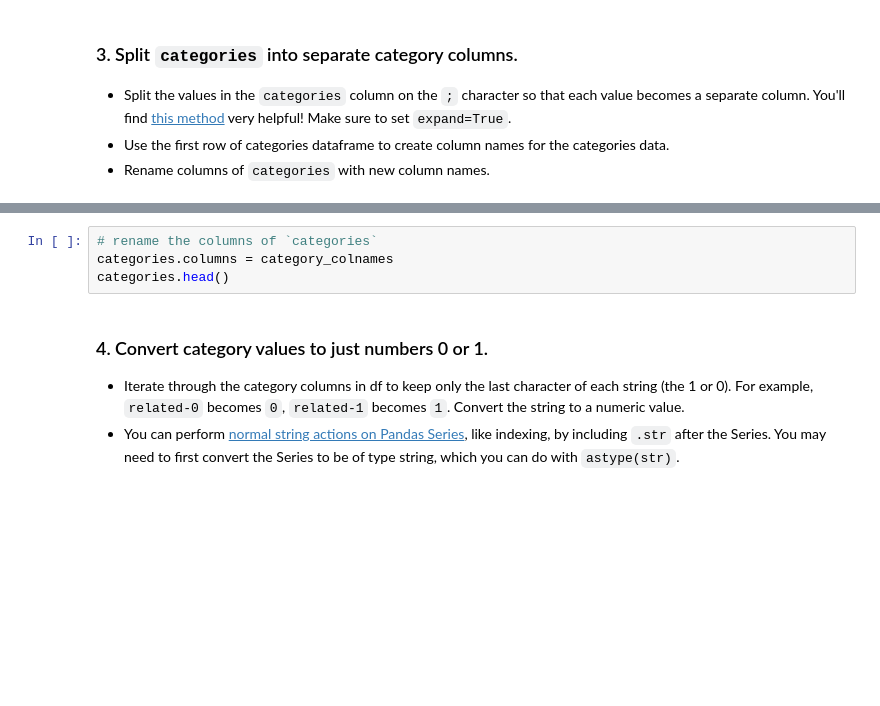
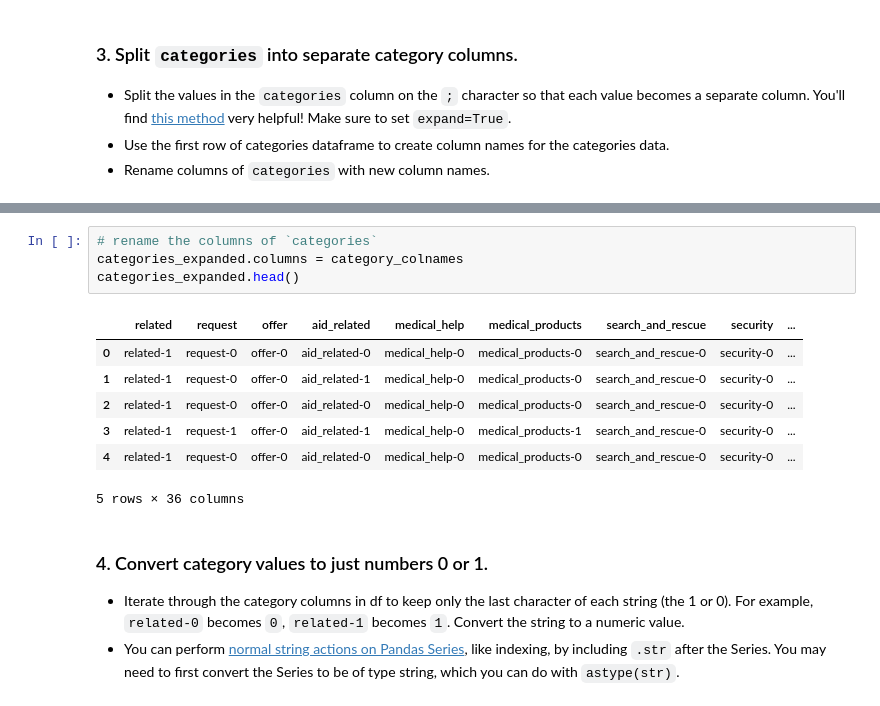
Before and after one commit to edineisantos/Disaster_Response_Pipeline, a Jupyter notebook: notebooks/ETL Pipeline Preparation.ipynb, the cells around one changed output, grey strips where cells are left out. Drawn from its saved outputs; the diff is of its cells as text; blank space fills up the shorter version.

```diff
--- a/notebooks/ETL Pipeline Preparation.ipynb
+++ b/notebooks/ETL Pipeline Preparation.ipynb
@@ -46,7 +93,15 @@ print(category_colnames)
 # %%
 # rename the columns of `categories`
-categories.columns = category_colnames
-categories.head()
+categories_expanded.columns = category_colnames
+categories_expanded.head()
+# %% [output]
+|  | related | request | offer | aid_related | medical_help | medical_products | search_and_rescue | security | ... |
+| 0 | related-1 | request-0 | offer-0 | aid_related-0 | medical_help-0 | medical_products-0 | search_and_rescue-0 | security-0 | ... |
+| 1 | related-1 | request-0 | offer-0 | aid_related-1 | medical_help-0 | medical_products-0 | search_and_rescue-0 | security-0 | ... |
+| 2 | related-1 | request-0 | offer-0 | aid_related-0 | medical_help-0 | medical_products-0 | search_and_rescue-0 | security-0 | ... |
+| 3 | related-1 | request-1 | offer-0 | aid_related-1 | medical_help-0 | medical_products-1 | search_and_rescue-0 | security-0 | ... |
+| 4 | related-1 | request-0 | offer-0 | aid_related-0 | medical_help-0 | medical_products-0 | search_and_rescue-0 | security-0 | ... |
+5 rows × 36 columns
 # %% [markdown]
 ### 4. Convert category values to just numbers 0 or 1.
 - Iterate through the category columns in df to keep only the last character of each string (the 1 or 0). For example, `related-0` becomes `0`, `related-1` becomes `1`. Convert the string to a numeric value.
```
Also changed, not shown: parts of 15 cells of this notebook.
